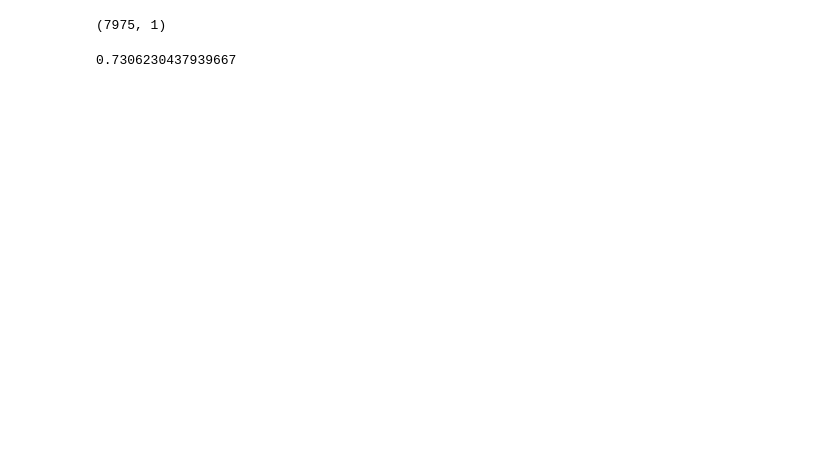
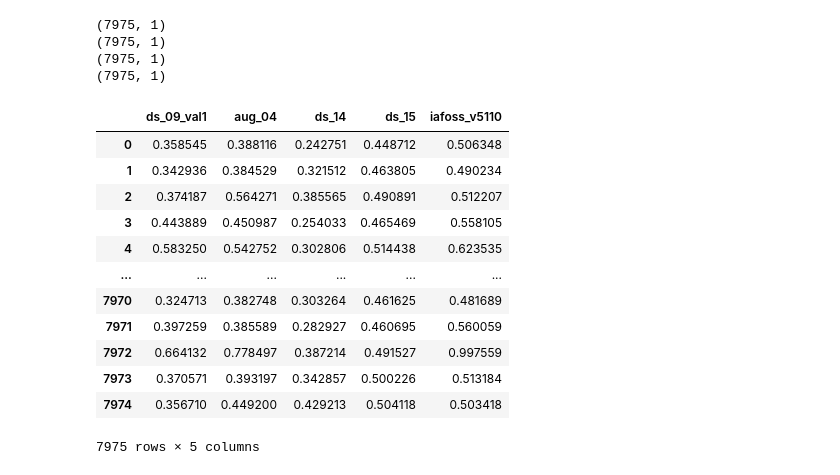
Before and after one commit to analokmaus/kaggle-g2net-2022-private, a Jupyter notebook: 02_submission.ipynb, the cells around one changed output. Drawn from its saved outputs; the diff is of its cells as text; code cells hidden in the pictures; blank space fills up the shorter version.

```diff
--- a/02_submission.ipynb
+++ b/02_submission.ipynb
@@ -19,6 +20,7 @@ from albumentations.pytorch.transforms import ToTensorV2
 test = pd.read_csv('input/g2net-detecting-continuous-gravitational-waves/sample_submission.csv')
 valid = pd.read_csv('input/g2net-detecting-continuous-gravitational-waves/v18v.csv')
 public748 = pd.read_csv('input/public748.csv')
+iafoss_v5110 = pd.read_csv('input/predictions/val_model_v5_1_1_0.csv')
 # %%
 model_paths = [
     # Path('results/ds_09_val0'),
@@ -43,6 +47,10 @@ for p in model_paths:
         oof_df[p.stem] = oof.reshape(-1)
 prediction_df = pd.DataFrame(prediction_df)
 oof_df = pd.DataFrame(oof_df)
-prediction_df['public748'] = public748['target'].values
+oof_df['iafoss_v5110'] = iafoss_v5110['target']
+# prediction_df['public748'] = public748['target'].values
 # %% [output]
 (7975, 1)
+(7975, 1)
+(7975, 1)
+(7975, 1)
@@ -51,4 +57,16 @@ valid = pd.concat([valid, oof_df], axis=1)
-# %%
-roc_auc_score(valid['target'], valid['ds_09_val1'])
-# %% [output]
-0.7306230437939667
+# %%
+oof_df
+# %% [output]
+|  | ds_09_val1 | aug_04 | ds_14 | ds_15 | iafoss_v5110 |
+| 0 | 0.358545 | 0.388116 | 0.242751 | 0.448712 | 0.506348 |
+| 1 | 0.342936 | 0.384529 | 0.321512 | 0.463805 | 0.490234 |
+| 2 | 0.374187 | 0.564271 | 0.385565 | 0.490891 | 0.512207 |
+| 3 | 0.443889 | 0.450987 | 0.254033 | 0.465469 | 0.558105 |
+| 4 | 0.583250 | 0.542752 | 0.302806 | 0.514438 | 0.623535 |
+| ... | ... | ... | ... | ... | ... |
+| 7970 | 0.324713 | 0.382748 | 0.303264 | 0.461625 | 0.481689 |
+| 7971 | 0.397259 | 0.385589 | 0.282927 | 0.460695 | 0.560059 |
+| 7972 | 0.664132 | 0.778497 | 0.387214 | 0.491527 | 0.997559 |
+| 7973 | 0.370571 | 0.393197 | 0.342857 | 0.500226 | 0.513184 |
+| 7974 | 0.356710 | 0.449200 | 0.429213 | 0.504118 | 0.503418 |
+7975 rows × 5 columns
```
Also changed, not shown: parts of 8 cells of this notebook, 8 other files.
